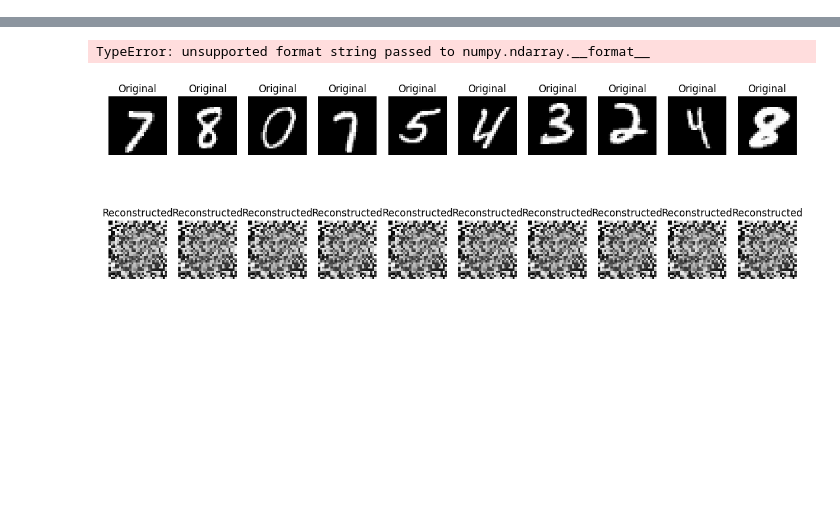
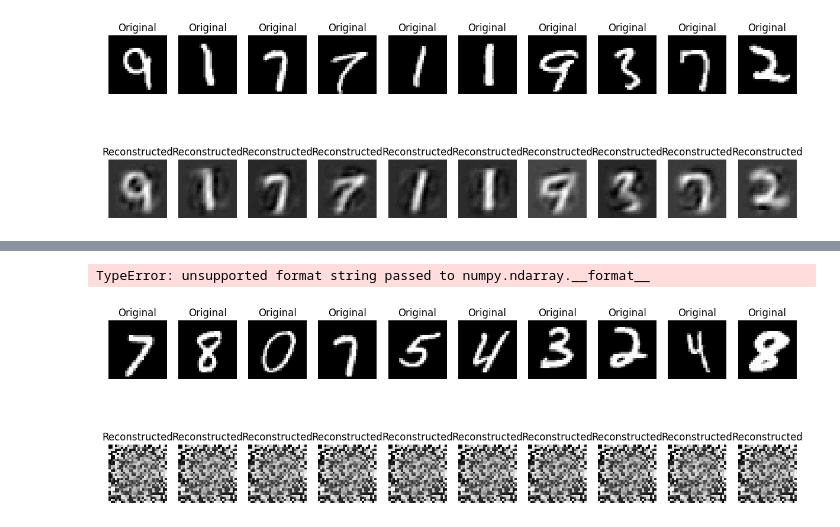
Before and after one commit to sanchous1000/Neura, a Jupyter notebook: lab4/trainer.ipynb, the cells around one changed output, grey strips where cells are left out. Drawn from its saved outputs; the diff is of its cells as text; code cells hidden in the pictures; blank space fills up the shorter version.

```diff
--- a/lab4/trainer.ipynb
+++ b/lab4/trainer.ipynb
@@ -62,0 +52,5 @@ Epoch 15/15 - VAE Loss: 50.1190 - GAN Loss: 0.0000 - Recon Loss: 27.9569 - KL Lo
+# %%
+trainer_GAN = GAN_("h",trainer_VAE, discriminator=discriminator)
+trainer_GAN.train(x_train=x_train, batch_size=16, epochs=15)
+visualize_reconstruction(decoder=decoder, encoder=encoder, test_data=x_test)
+# %% [output]
@@ -63,3 +72,4 @@ Epoch 15/15 - VAE Loss: 50.1190 - GAN Loss: 0.0000 - Recon Loss: 27.9569 - KL Lo
+[figure, added]
 # %%
 visualize_reconstruction(decoder=decoder, encoder=encoder, test_data=x_test)
 # %% [output]
```
Also changed, not shown: parts of 5 cells of this notebook, 9 other files.
